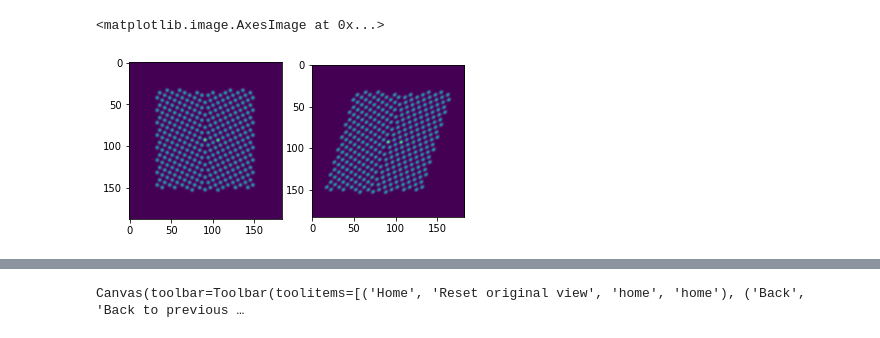
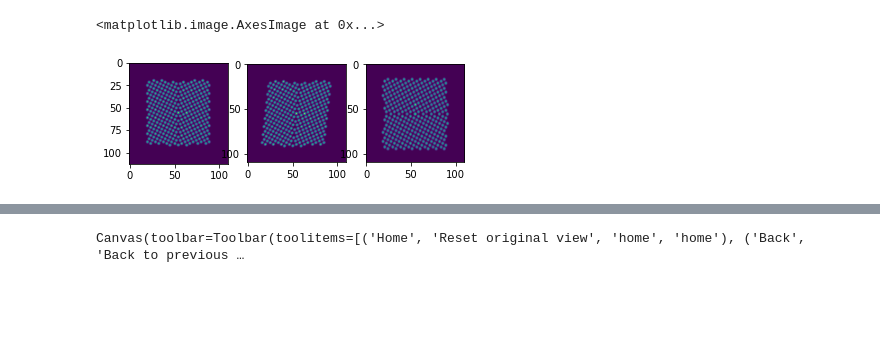
Before and after one commit to thomasaarholt/scanning-drift-corr, a Jupyter notebook: python/Rotate With Drift.ipynb, the cells around one changed output, grey strips where cells are left out. Drawn from its saved outputs; the diff is of its cells as text; code cells hidden in the pictures; blank space fills up the shorter version.

```diff
--- a/python/Rotate With Drift.ipynb
+++ b/python/Rotate With Drift.ipynb
@@ -25,7 +25,7 @@ atoms[1766].number = 60
 %%time
 jitter = 0
 
-pixel_size = 0.3
+pixel_size = 0.5
 drift_strength = 5e-4
 drift_vector = [-1,0]
 centre_drift = True
@@ -59,10 +59,11 @@ img2 = img2[:side, :side]
 # %%
 I0, I1, I2 = img0, img1, img2
 # %%
-fig, (ax1, ax2) = plt.subplots(ncols=2)
+fig, (ax1, ax2, ax3) = plt.subplots(ncols=3)
 ax1.imshow(I0)
 ax2.imshow(I1)
+ax3.imshow(I2)
 # %% [output]
 <matplotlib.image.AxesImage at 0x...>
-[figure, old version]
+[figure, new version]
 # %%
```
Also changed, not shown: parts of 23 cells of this notebook, 1 other file.
